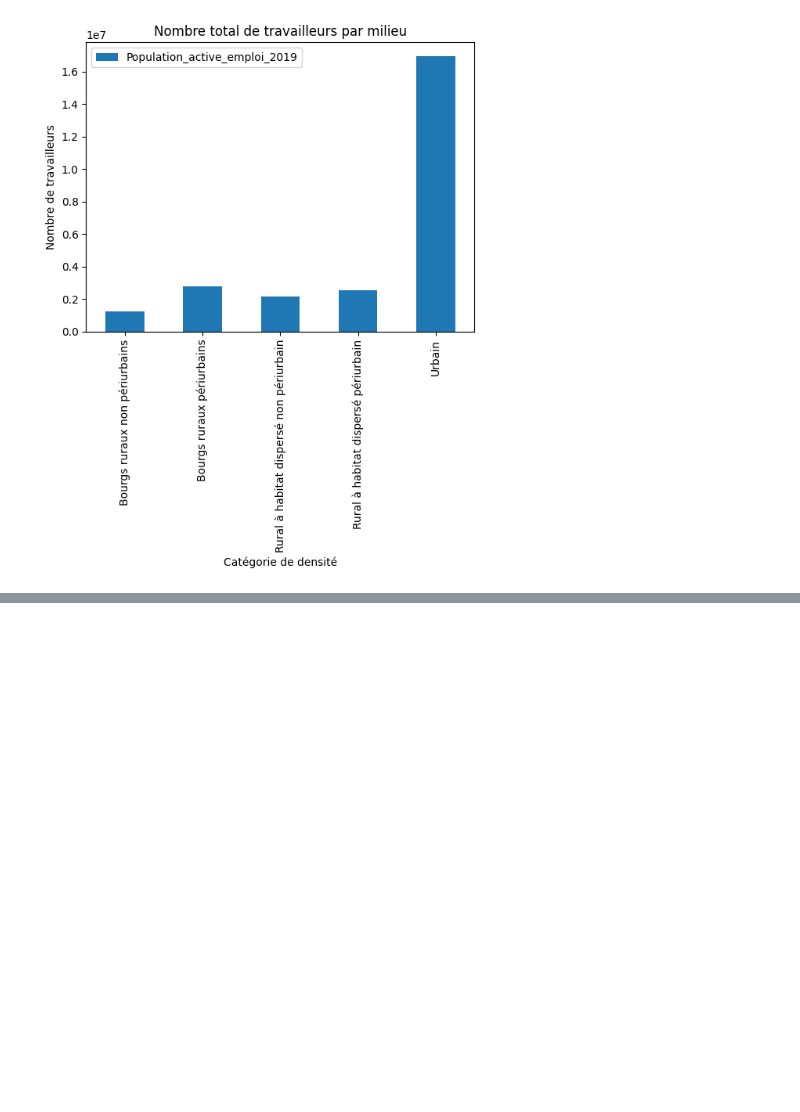
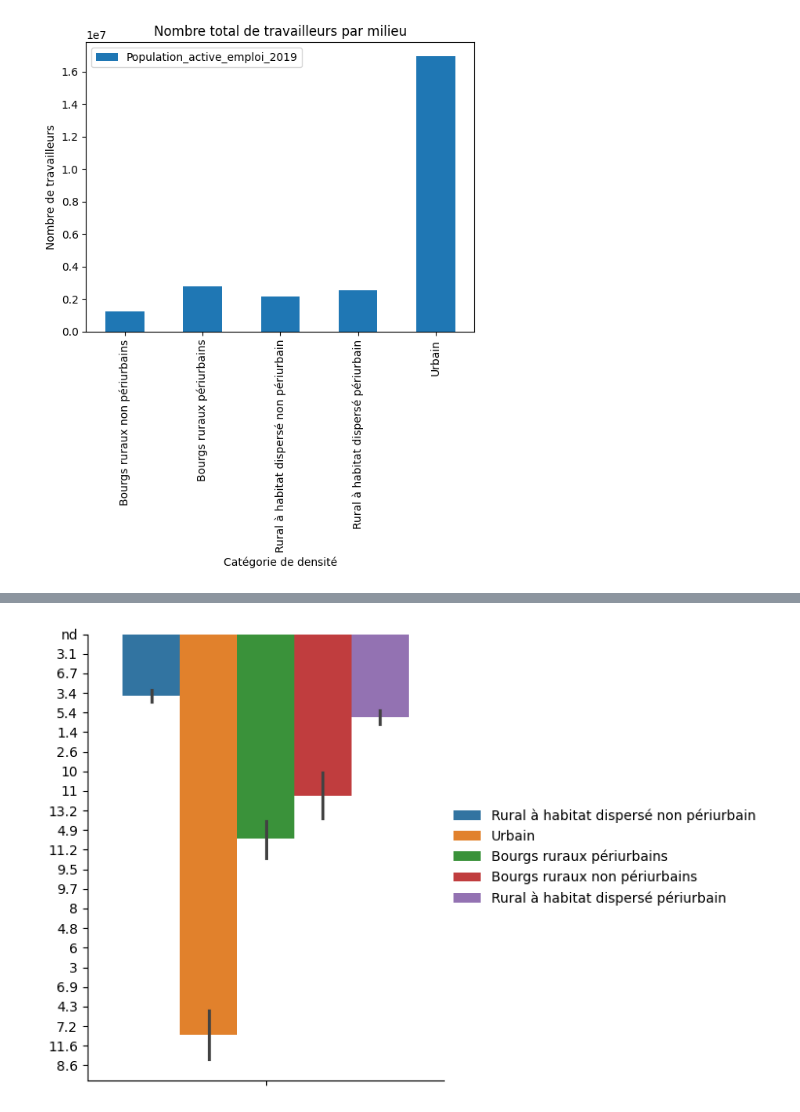
Before and after one commit to ClementGOUJON-dot/base_de_donn-es, a Jupyter notebook: Paul.ipynb, the cells around one changed output, grey strips where cells are left out. Cells and saved outputs as stored; diff of their text form; code cells hidden in the pictures; blank space fills up the shorter version.

```diff
--- a/Paul.ipynb
+++ b/Paul.ipynb
@@ -72,0 +98,10 @@ sns.jointplot(
+# %%
+df3 = fusion_df[['Very_Low_Income_Population_Count', 'Categorie_densite']]
+# %%
+g = sns.catplot(
+    data=df3, kind="bar",
+    hue="Categorie_densite", y="Very_Low_Income_Population_Count")
+g.set_axis_labels("", "")
+g.legend.set_title("")
+# %% [output]
+[figure, added]
```
Also changed, not shown: parts of 6 cells of this notebook.
